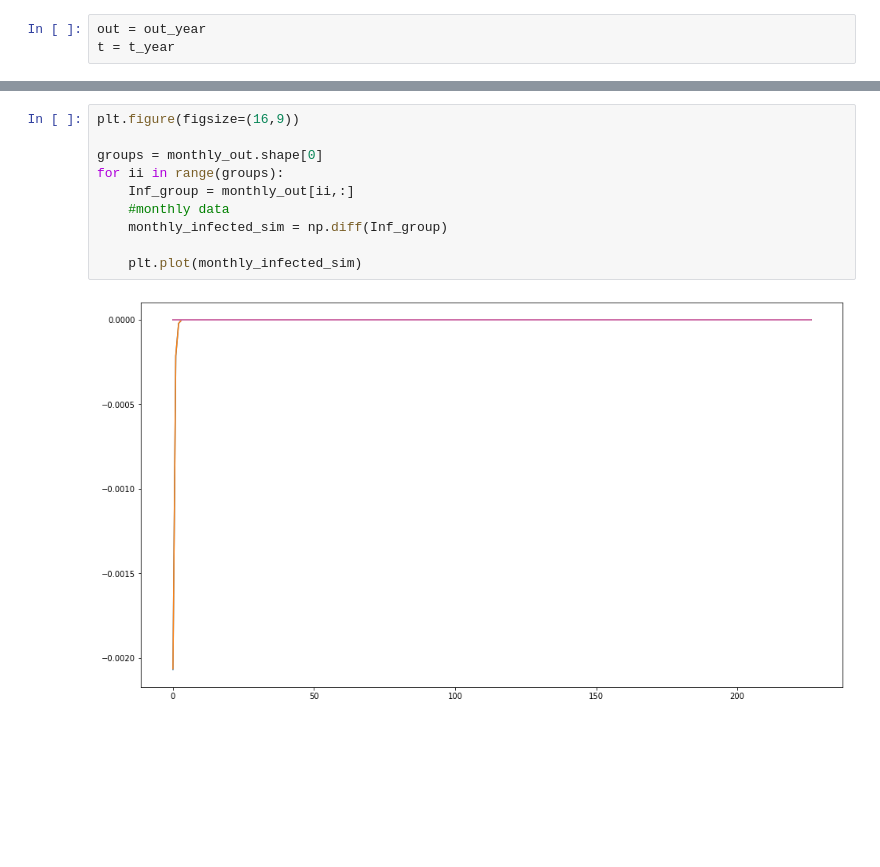
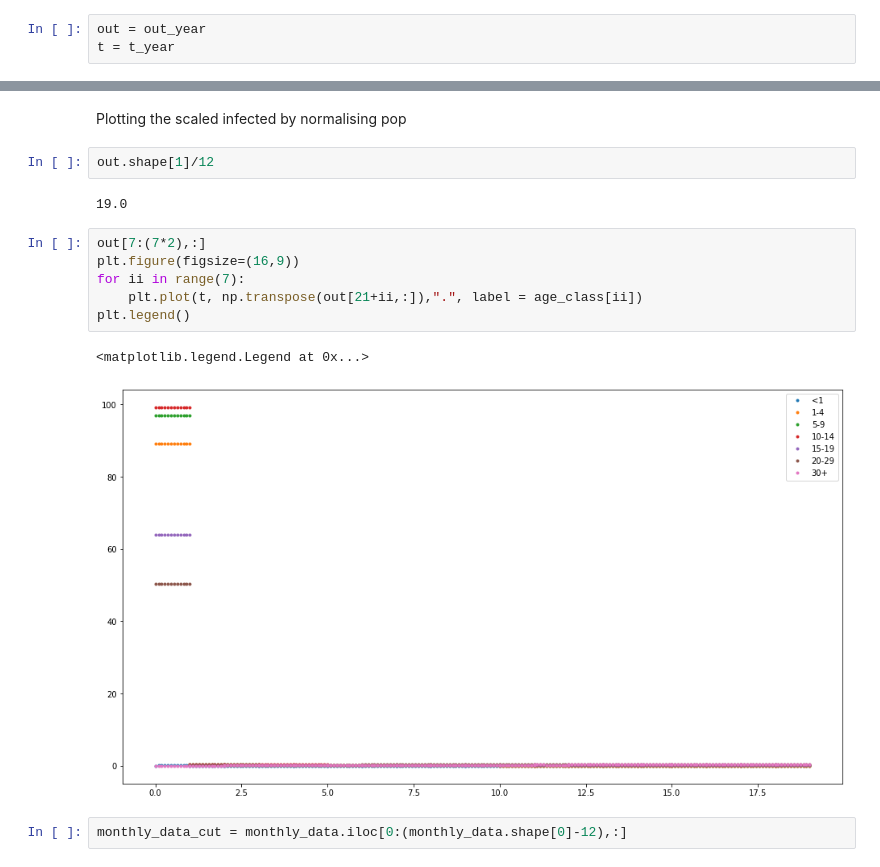
Before and after one commit to dhelekal/EpiRSG2020, a Jupyter notebook: model/Simulation_from_data.ipynb, the cells around one changed output, grey strips where cells are left out. Saved outputs shown, nothing was run; the diff lists cells and outputs as text; blank space fills up the shorter version.

```diff
--- a/model/Simulation_from_data.ipynb
+++ b/model/Simulation_from_data.ipynb
@@ -172,12 +169,17 @@ monthly_out.shape
-# %%
-plt.figure(figsize=(16,9))
-
-groups = monthly_out.shape[0]
-for ii in range(groups):
-    Inf_group = monthly_out[ii,:]
-    #monthly data
-    monthly_infected_sim = np.diff(Inf_group)
-
-    plt.plot(monthly_infected_sim)
-# %% [output]
-[figure, removed]
+# %% [markdown]
+Plotting the scaled infected by normalising pop
+# %%
+out.shape[1]/12
+# %% [output]
+19.0
+# %%
+out[7:(7*2),:]
+plt.figure(figsize=(16,9))
+for ii in range(7):
+    plt.plot(t, np.transpose(out[21+ii,:]),".", label = age_class[ii])
+plt.legend()
+# %% [output]
+<matplotlib.legend.Legend at 0x...>
+[figure, added]
+# %%
+monthly_data_cut = monthly_data.iloc[0:(monthly_data.shape[0]-12),:]
```
Also changed, not shown: parts of 10 cells of this notebook, 1 other file.
